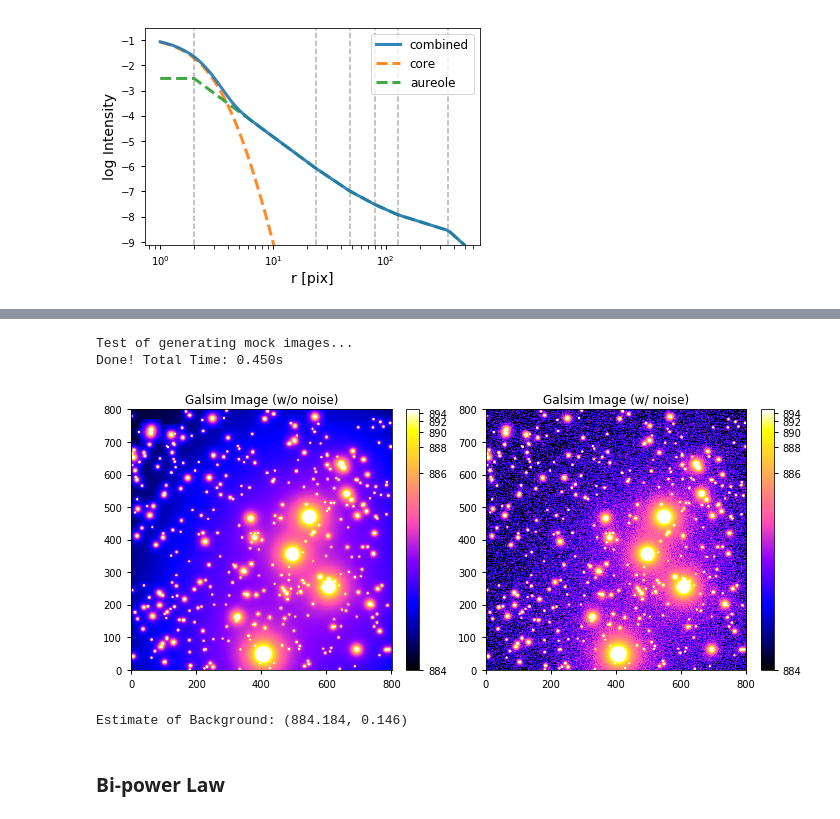
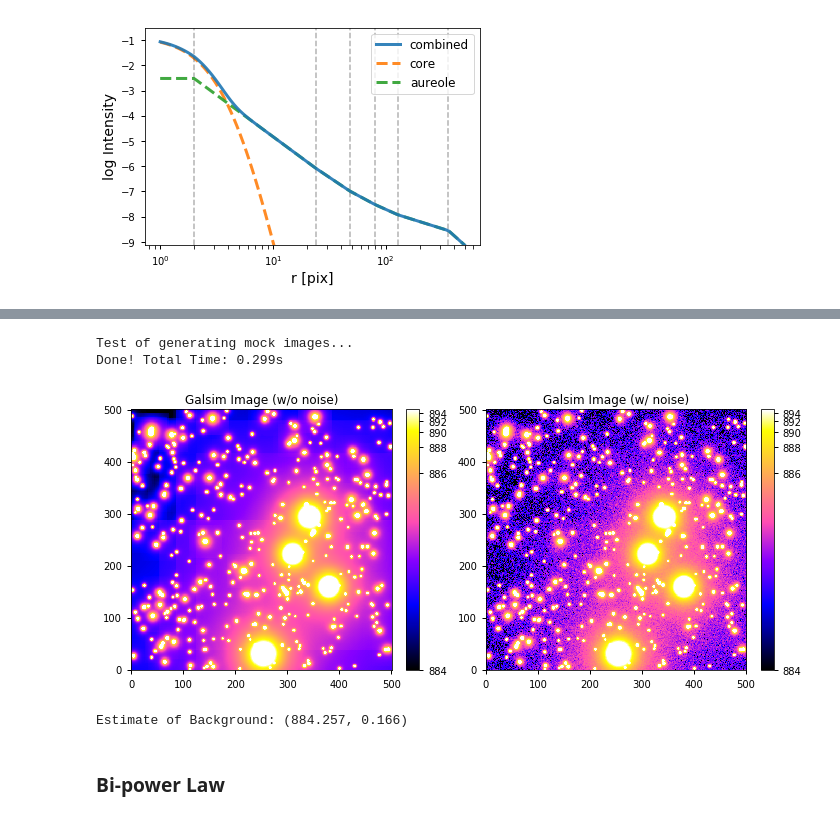
Before and after one commit to qliu4676/elderflower, a Jupyter notebook: demos/Run_Fitting_Mock_demo.ipynb, the cells around one changed output, grey strips where cells are left out. Cells and saved outputs as stored; diff of their text form; code cells hidden in the pictures.

```diff
--- a/demos/Run_Fitting_Mock_demo.ipynb
+++ b/demos/Run_Fitting_Mock_demo.ipynb
@@ -21,7 +18,7 @@ mu = 884
 sigma = 1e-1
 # %%
 # Image Parameter
-image_size = 801
+image_size = 501
 pixel_scale = 2.5                                # arcsec/pixel
 
 # PSF Parameters
@@ -101,7 +98,7 @@ noise_image = make_noise_image(image_size, sigma)
 image_base = make_base_image(image_size, stars, psf_base=star_psf)
 
 # Make truth image
-image = make_truth_image(psf, stars)
+image = make_truth_image(psf, stars, parallel=True, verbose=True)
 image = image + image_base + mu + noise_image
 
 # Display Truth
@@ -135,23 +150,24 @@ Use sky strips crossing very bright stars
 # %%
 # Draw test
 print("Test of generating mock images...")
 start = time.time()
-image_tri = generate_mock_image(psf, stars, brightest_only=False, draw_real=False)
+
+image_tri = generate_mock_image(psf, stars, psf_range=640, brightest_only=True, draw_real=False)
 image_tri = image_tri + image_base + mu
 end = time.time()
 print("Done! Total Time: %.3fs\n"%(end-start))
 
 # Compare mock and truth
 fig, (ax1, ax2) = plt.subplots(1,2,figsize=(10,5))
 im = ax1.imshow(image_tri, vmin=mu, vmax=mu+11, norm=norm1); colorbar(im)
 im = ax2.imshow(image_tri + noise_image, vmin=mu, vmax=mu+11, norm=norm1); colorbar(im)
 ax1.set_title("Galsim Image (w/o noise)")
 ax2.set_title("Galsim Image (w/ noise)")
 plt.tight_layout()
 # %% [output]
 Test of generating mock images...
-Done! Total Time: 0.450s
+Done! Total Time: 0.299s
-[figure, old version]
+[figure, new version]
 # %%
 # Fitting Preparation
 ############################################
@@ -165,7 +181,7 @@ Y_clip = sigma_clip(Y, sigma=3, maxiters=10)
 mu_patch, std_patch = np.mean(Y_clip), np.std(Y_clip)
 print("Estimate of Background: (%.3f, %.3f)"%(mu_patch, std_patch))
 # %% [output]
-Estimate of Background: (884.184, 0.146)
+Estimate of Background: (884.257, 0.166)
 # %% [markdown]
 ### Bi-power Law
 # %%
```
Also changed, not shown: parts of 14 cells of this notebook, 3 other files.
